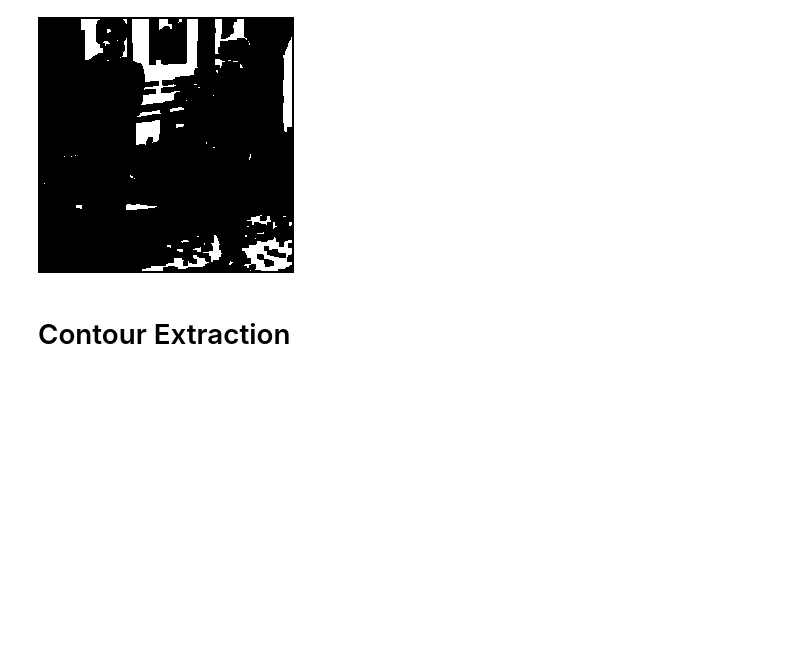
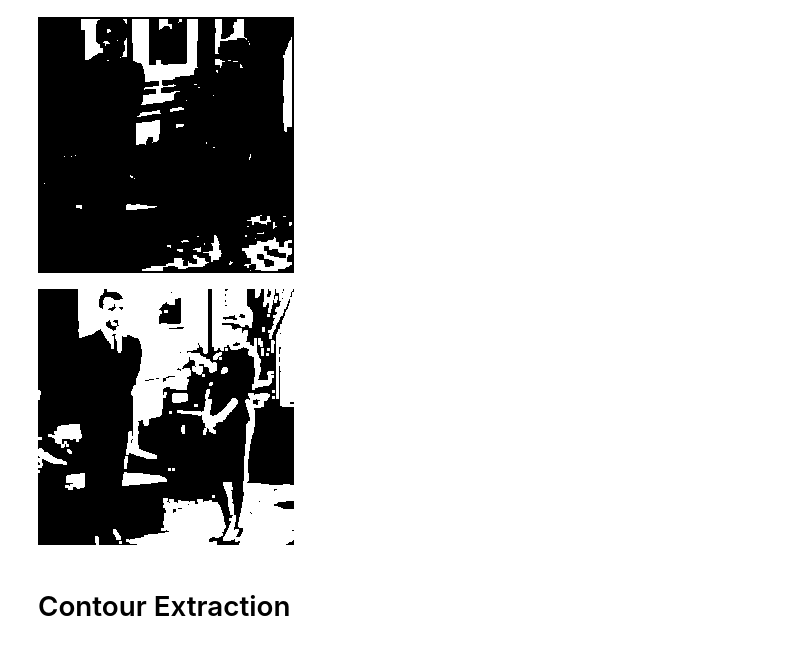
Before and after one commit to noxowl/KU15627-Computer-Vision, a Jupyter notebook: 01_basic_image_processing.ipynb, the cells around one changed output. Cells and saved outputs as stored; diff of their text form; code cells hidden in the pictures; blank space fills up the shorter version.

Commit message:
add dilate example to morphology operations section

```diff
--- a/01_basic_image_processing.ipynb
+++ b/01_basic_image_processing.ipynb
@@ -277,6 +277,18 @@ opencv::imgproc::erode(
 opencv_imshow(&img_gray_erode)
 # %% [output]
 [figure]
+# %%
+let mut img_gray_dilate: Mat = Default::default();
+opencv::imgproc::dilate(
+    &img_gray_bin,
+    &mut img_gray_dilate,
+    &Mat::ones(3, 3, opencv::core::CV_8UC1)?.to_mat()?,
+    opencv::core::Point::new(-1, -1),
+    1, 0, Default::default()
+);
+opencv_imshow(&img_gray_dilate)
+# %% [output]
+[figure, added]
 # %% [markdown]
 # Contour Extraction
 # %%
```
